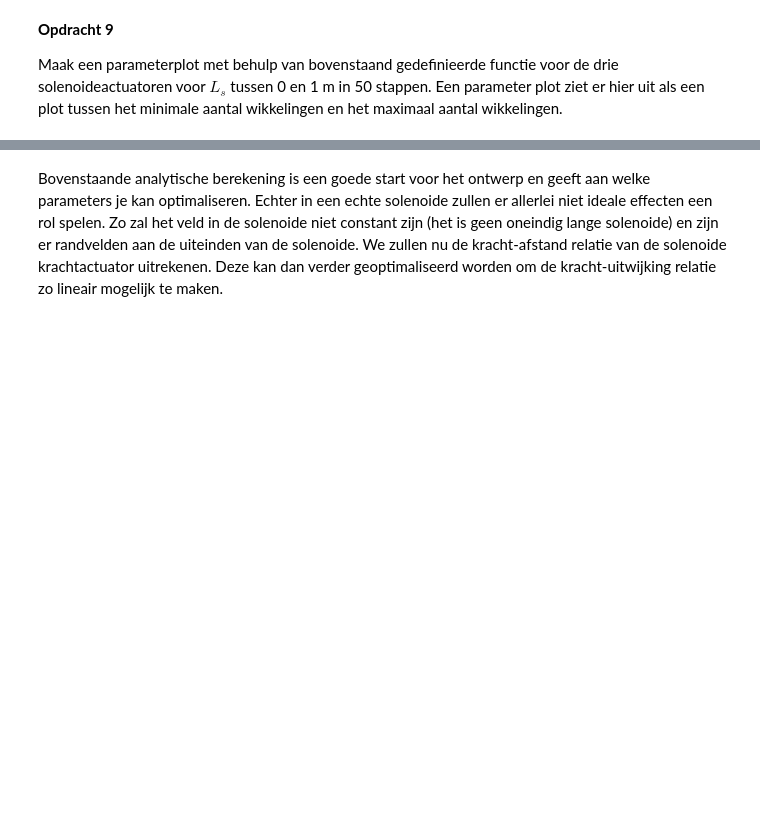
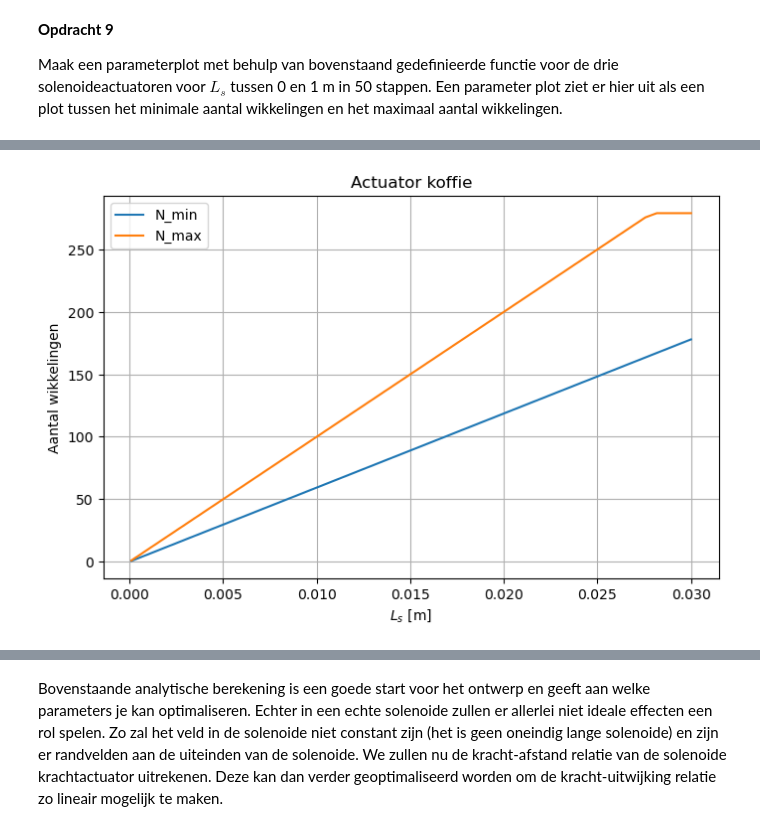
Before and after one commit to emmajuledrent/opdrachten-DEF-D, a Jupyter notebook: DigitaleOntwerpopdrachten/2KrachtactuatorOpdracht/KrachtactuatorOpdracht.ipynb, the cells around one changed output, grey strips where cells are left out. Saved outputs shown, nothing was run; the diff lists cells and outputs as text; code cells hidden in the pictures; blank space fills up the shorter version.

```diff
--- a/DigitaleOntwerpopdrachten/2KrachtactuatorOpdracht/KrachtactuatorOpdracht.ipynb
+++ b/DigitaleOntwerpopdrachten/2KrachtactuatorOpdracht/KrachtactuatorOpdracht.ipynb
@@ -180,6 +267,88 @@ Text(0, 0.5, 'y')
 
 Maak een parameterplot met behulp van bovenstaand gedefinieerde functie voor de drie solenoideactuatoren voor $L_s$ tussen 0 en 1 m in 50 stappen. Een parameter plot ziet er hier uit als een plot tussen het minimale aantal wikkelingen en het maximaal aantal wikkelingen.
 # %%
-###
-###Jouw code hier###
-###
+import matplotlib.pyplot as plt
+
+# functie die de Ls varieert met een linspace met de rest van de waarde constant
+def maak_plotdata(r_s, r_d, I, V_bron, F_nodig, mu_r, Ls_values):
+    N_min_values = [] # hier worden de waarden ingeplakt
+    N_max_values = []
+# de inputwaarden worden in de params en aantal_wikkelingen gegooid
+    for L_s in Ls_values:
+        params = np.array([L_s, r_s, r_d, I])
+        N_min, N_max = aantal_wikkelingen(params, V_bron, F_nodig, mu_r)
+# plakt elke berekende waarde in de np.array
+        N_min_values.append(N_min)
+        N_max_values.append(N_max)
+
+    return np.array(N_min_values), np.array(N_max_values)
+
+"""
+wij schatten de spoel straal koffiezetapparaat op 12mm en tandenborstel op 3mm.
+we gebruiken de arduino pin als stroombron voor onze toepassingen
+"""
+Ls_values = np.linspace(0.0001, 0.03, 50)
+# Actuator 1 = koffiezetapparaat
+r_s_1 = 0.012      # m
+r_d_1 = 0.0001    # m
+I_1 = 0.2         # A
+V_1 = 9.0        # V
+F_1 = 2.0        # N
+mu_r_1 = 5000
+
+# Actuator 2 = tandenborstel
+r_s_2 = 0.004     # m
+r_d_2 = 0.0001    # m
+I_2 = 0.4         # A
+V_2 = 9.0        # V
+F_2 = 0.75        # N
+mu_r_2 = 5000
+
+# Actuator 3 = deuractuator
+r_s_3 = 0.01      # m
+r_d_3 = 0.0001    # m
+I_3 = 0.5         # A
+V_3 = 9.0         # V
+F_3 = 40.0        # N
+mu_r_3 = 5000
+
+# dit roept de functie aan die de Ls varieert met een linspace met de rest
+# van de waarde constant en zelf gekozen zoals hierboven
+Nmin_1, Nmax_1 = maak_plotdata(r_s_1, r_d_1, I_1, V_1, F_1, mu_r_1, Ls_values)
+Nmin_2, Nmax_2 = maak_plotdata(r_s_2, r_d_2, I_2, V_2, F_2, mu_r_2, Ls_values)
+Nmin_3, Nmax_3 = maak_plotdata(r_s_3, r_d_3, I_3, V_3, F_3, mu_r_3, Ls_values)
+
+# deze functie plot grafieken, heeft titel als input en arrays met waarden
+# als input
+def plot_actuator(Ls_values, N_min, N_max, titel):
+    plt.figure(figsize=(8, 5))
+    #plt.fill_between(Ls_values,N_min,N_max) # De ruimte tussen de eisen vullen
+    plt.plot(Ls_values, N_min, label='N_min')
+    plt.plot(Ls_values, N_max, label='N_max')
+    plt.xlabel('$L_s$ [m]')
+    plt.ylabel('Aantal wikkelingen')
+    plt.title(titel)
+    plt.legend()
+    plt.grid(True)
+    plt.show()
+
+plot_actuator(Ls_values, Nmin_1, Nmax_1, 'Actuator koffie')
+plot_actuator(Ls_values, Nmin_2, Nmax_2, 'Actuator tandenborstel')
+plot_actuator(Ls_values, Nmin_3, Nmax_3, 'Deuractuator')
+
+# de deuractuator met gegeven parameters is waarschijnlijk niet haalbaar
+# bij elke waarde is N_min > N_max
+# een kleine batterij kan waarschijnlijk geen ≈ 4kg optillen
+# lange lijst geen werkbare oplossing is te verwachten sinds de min vaak boven
+# de max zit
+
+# Er zijn 50 stappen tussen 0 en 1, dus 5 stappen is ongeveer 0.1.
+# Elke stap is ongeveer 0.02 in L_s.
+# Als het kruispunt op 0.118 ligt, dan wordt dat punt zelf niet geplot.
+# Bij ongeveer 0.10 wordt nog geplot en bij ongeveer 0.12 geeft het een
+# error of NaN, waardoor de verticale afkapping ontstaat.
+# meer stappen zorgt voor preciezere data, of gewoon de error weghalen
+# dan kan je het beter aflezen.
+
+# scroll ver naar beneden
+# %% [output]
@@ -185,0 +372 @@ Maak een parameterplot met behulp van bovenstaand gedefinieerde functie voor de
+[figure, added]
```
Also changed, not shown: parts of 8 cells of this notebook.
